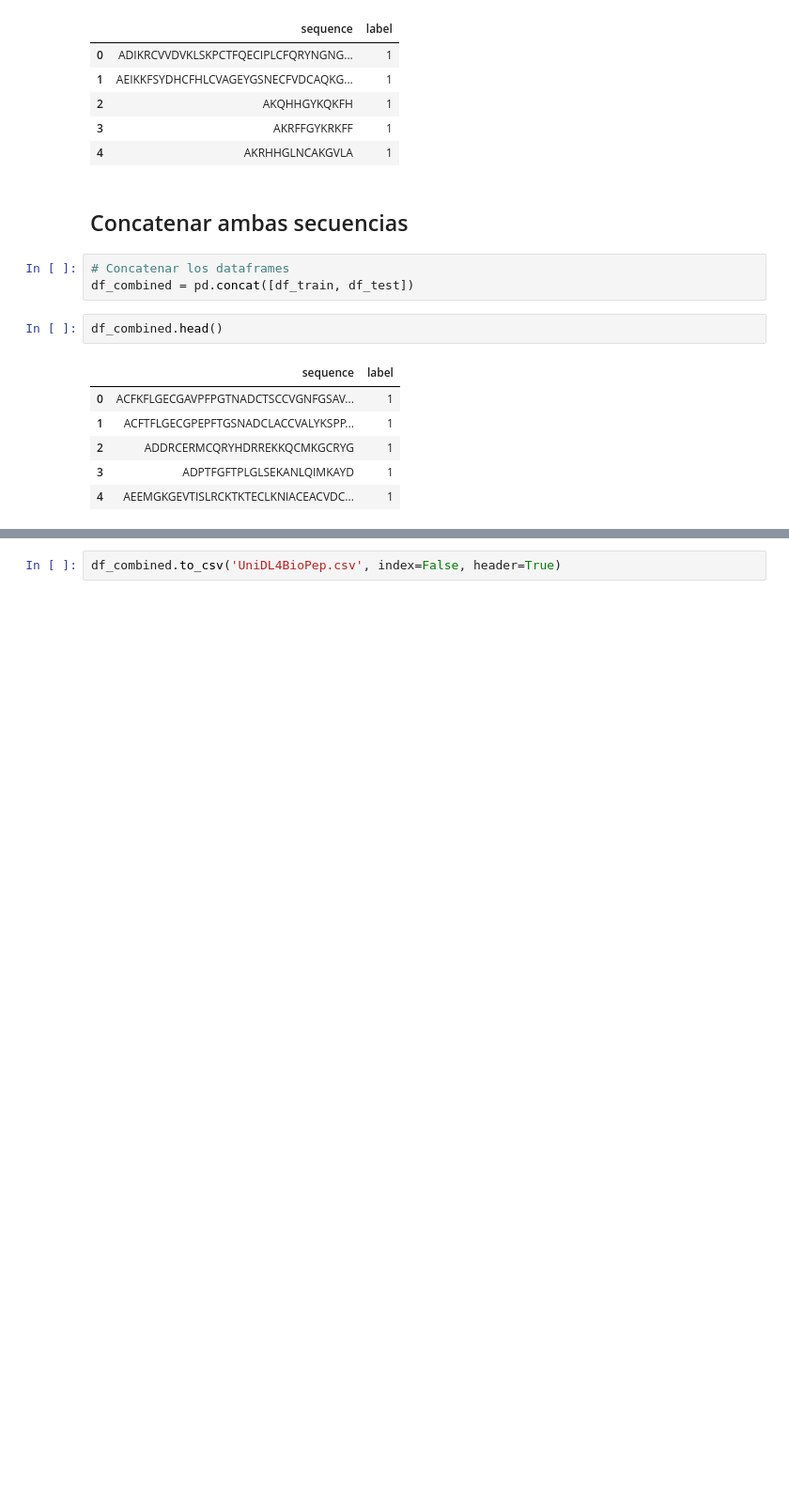
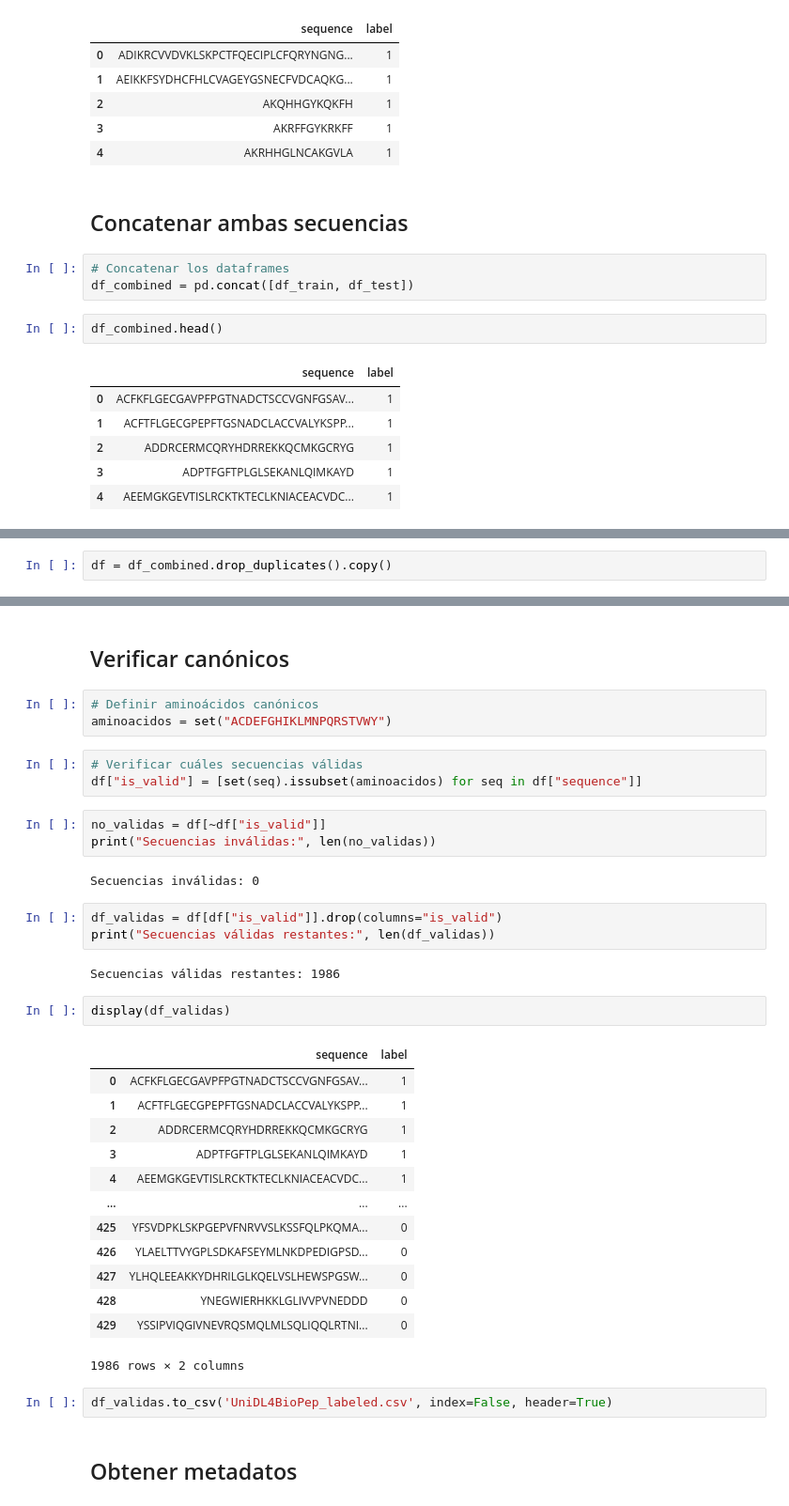
Before and after one commit to AnaLuisaIA/antifungal-peptides, a Jupyter notebook: databases/UniDL4BioPep/UniDL4BioPep.ipynb, the cells around one changed output, grey strips where cells are left out. Shown: that part at 94% size. Cells and saved outputs as stored; diff of their text form; blank space fills up the shorter version.

```diff
--- a/databases/UniDL4BioPep/UniDL4BioPep.ipynb
+++ b/databases/UniDL4BioPep/UniDL4BioPep.ipynb
@@ -60,0 +54,2 @@ df_combined.describe()
+# %%
+df = df_combined.drop_duplicates().copy()
@@ -61,2 +60,38 @@ df_combined.describe()
+# %% [markdown]
+## Verificar canónicos
+# %%
+# Definir aminoácidos canónicos
+aminoacidos = set("ACDEFGHIKLMNPQRSTVWY")
+# %%
+# Verificar cuáles secuencias válidas
+df["is_valid"] = [set(seq).issubset(aminoacidos) for seq in df["sequence"]]
+# %%
+no_validas = df[~df["is_valid"]]
+print("Secuencias inválidas:", len(no_validas))
+# %% [output]
+Secuencias inválidas: 0
+# %%
+df_validas = df[df["is_valid"]].drop(columns="is_valid")
+print("Secuencias válidas restantes:", len(df_validas))
+# %% [output]
+Secuencias válidas restantes: 1986
+# %%
+display(df_validas)
+# %% [output]
+|  | sequence | label |
+| 0 | ACFKFLGECGAVPFPGTNADCTSCCVGNFGSAV... | 1 |
+| 1 | ACFTFLGECGPEPFTGSNADCLACCVALYKSPP... | 1 |
+| 2 | ADDRCERMCQRYHDRREKKQCMKGCRYG | 1 |
+| 3 | ADPTFGFTPLGLSEKANLQIMKAYD | 1 |
+| 4 | AEEMGKGEVTISLRCKTKTECLKNIACEACVDC... | 1 |
+| ... | ... | ... |
+| 425 | YFSVDPKLSKPGEPVFNRVVSLKSSFQLPKQMA... | 0 |
+| 426 | YLAELTTVYGPLSDKAFSEYMLNKDPEDIGPSD... | 0 |
+| 427 | YLHQLEEAKKYDHRILGLKQELVSLHEWSPGSW... | 0 |
+| 428 | YNEGWIERHKKLGLIVVPVNEDDD | 0 |
+| 429 | YSSIPVIQGIVNEVRQSMQLMLSQLIQQLRTNI... | 0 |
+1986 rows × 2 columns
 # %%
-df_combined.to_csv('UniDL4BioPep.csv', index=False, header=True)
+df_validas.to_csv('UniDL4BioPep_labeled.csv', index=False, header=True)
+# %% [markdown]
+## Obtener metadatos
```
Also changed, not shown: parts of 13 cells of this notebook, 2 other files.
